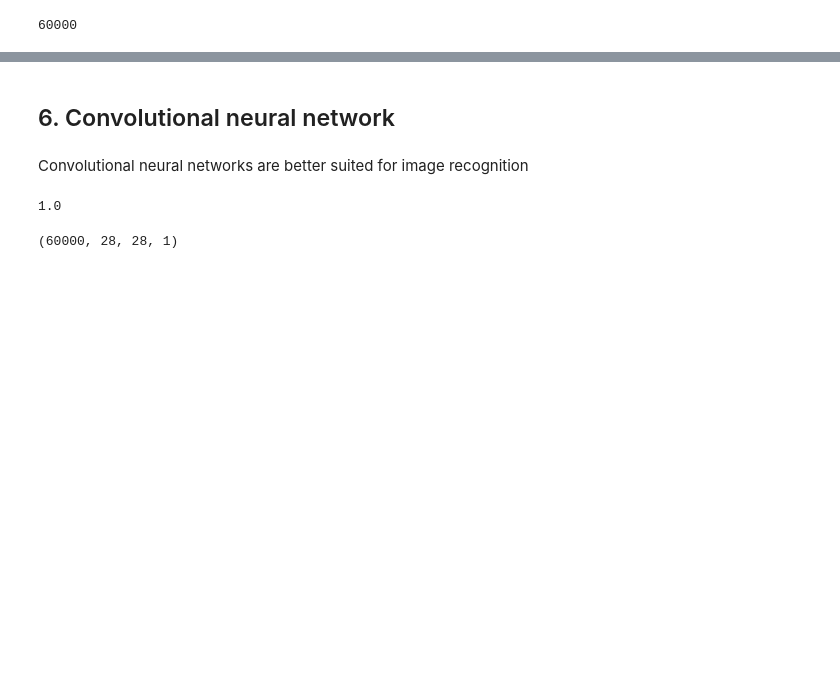
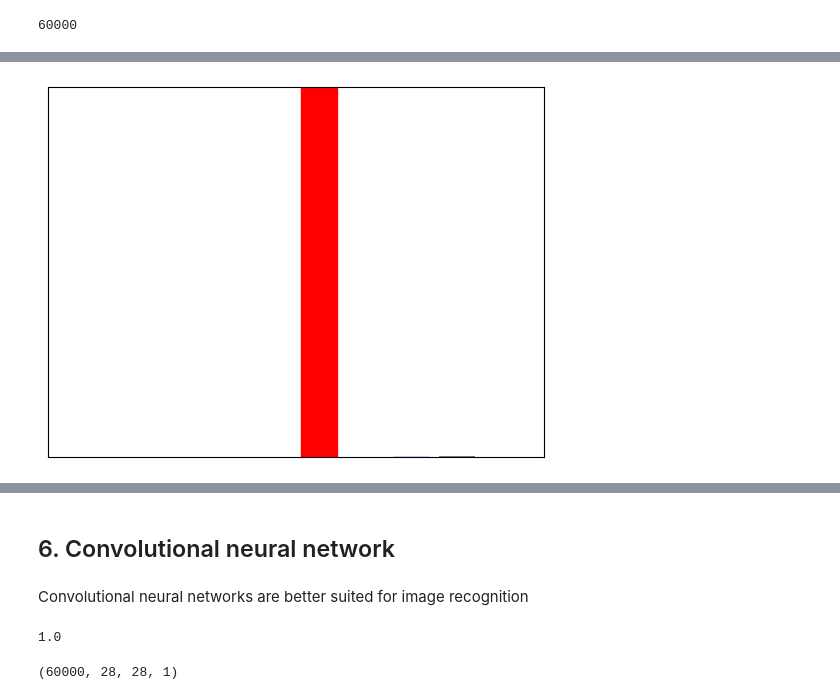
Before and after one commit to ValRCS/RBS_LIFT_AI_ML_Models, a Jupyter notebook: notebooks/keras_image_recognition_classifier_using_neural_networks.ipynb, the cells around one changed output, grey strips where cells are left out. Cells and saved outputs as stored; diff of their text form; code cells hidden in the pictures; blank space fills up the shorter version.

```diff
--- a/notebooks/keras_image_recognition_classifier_using_neural_networks.ipynb
+++ b/notebooks/keras_image_recognition_classifier_using_neural_networks.ipynb
@@ -763,0 +803,4 @@ len(badClothes)
+# %%
+plot_value_array(0, bad_predictions, bad_items_true_labels)
+# %% [output]
+[figure, added]
```
Also changed, not shown: parts of 26 cells of this notebook.
